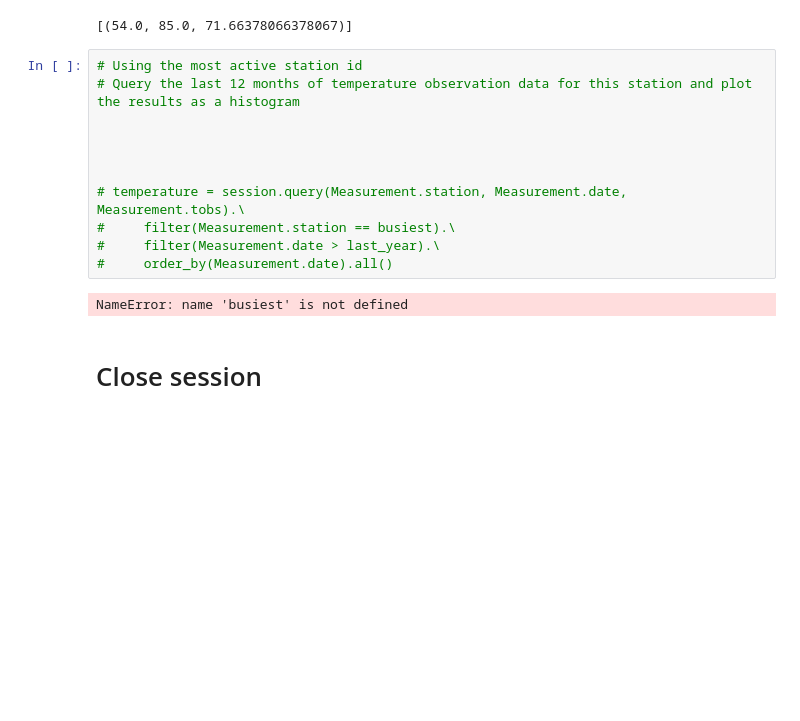
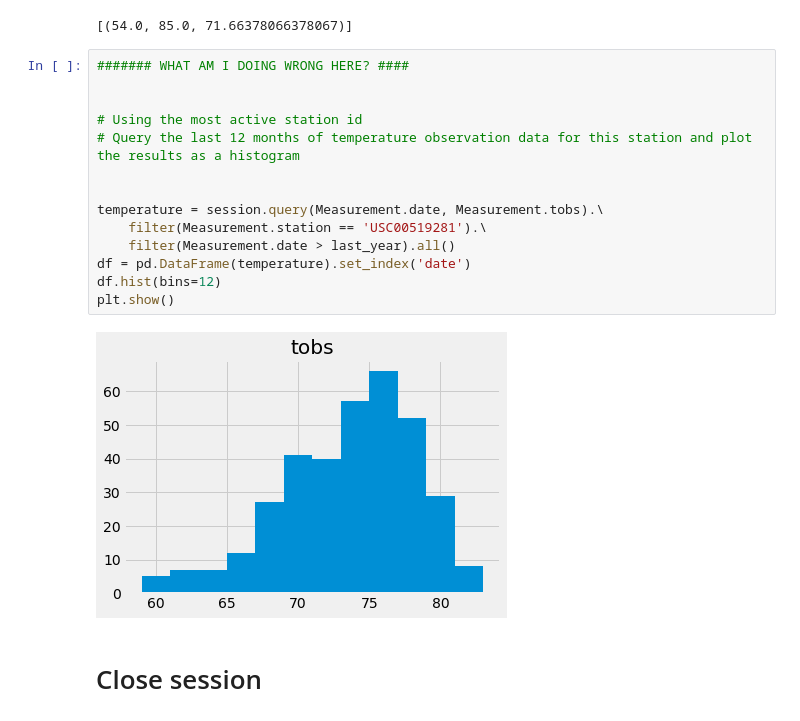
Before and after one commit to kmrose08/sqlalchemy-challenge, a Jupyter notebook: climate_starter.ipynb, the cells around one changed output. Saved outputs shown, nothing was run; the diff lists cells and outputs as text; blank space fills up the shorter version.

```diff
--- a/climate_starter.ipynb
+++ b/climate_starter.ipynb
@@ -161,18 +181,21 @@ actcalc
 # %% [output]
 [(54.0, 85.0, 71.66378066378067)]
 # %%
+####### WHAT AM I DOING WRONG HERE? ####
+
+
 # Using the most active station id
 # Query the last 12 months of temperature observation data for this station and plot the results as a histogram
 
 
-
-
-# temperature = session.query(Measurement.station, Measurement.date, Measurement.tobs).\
-#     filter(Measurement.station == busiest).\
-#     filter(Measurement.date > last_year).\
-#     order_by(Measurement.date).all()
+temperature = session.query(Measurement.date, Measurement.tobs).\
+    filter(Measurement.station == 'USC00519281').\
+    filter(Measurement.date > last_year).all()
+df = pd.DataFrame(temperature).set_index('date')
+df.hist(bins=12)
+plt.show()
 # %% [output]
-NameError: name 'busiest' is not defined
+[figure, added]
 # %% [markdown]
 # Close session
 # %%
```
Also changed, not shown: parts of 4 cells of this notebook, 2 other files.
